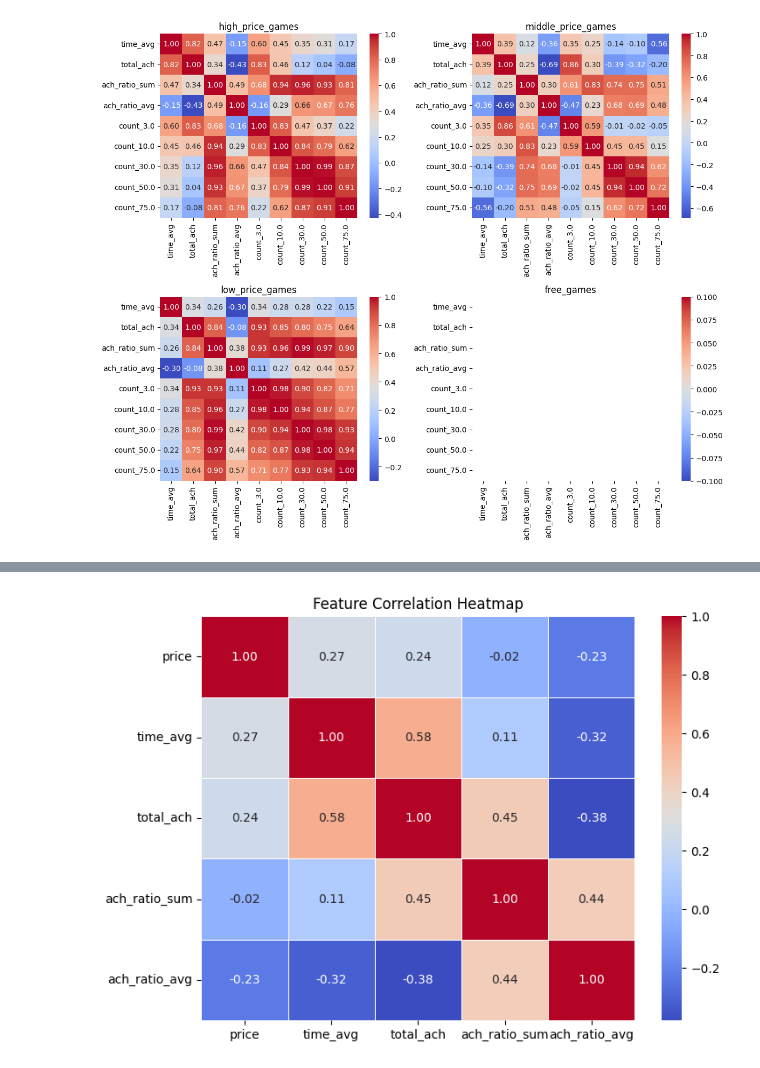
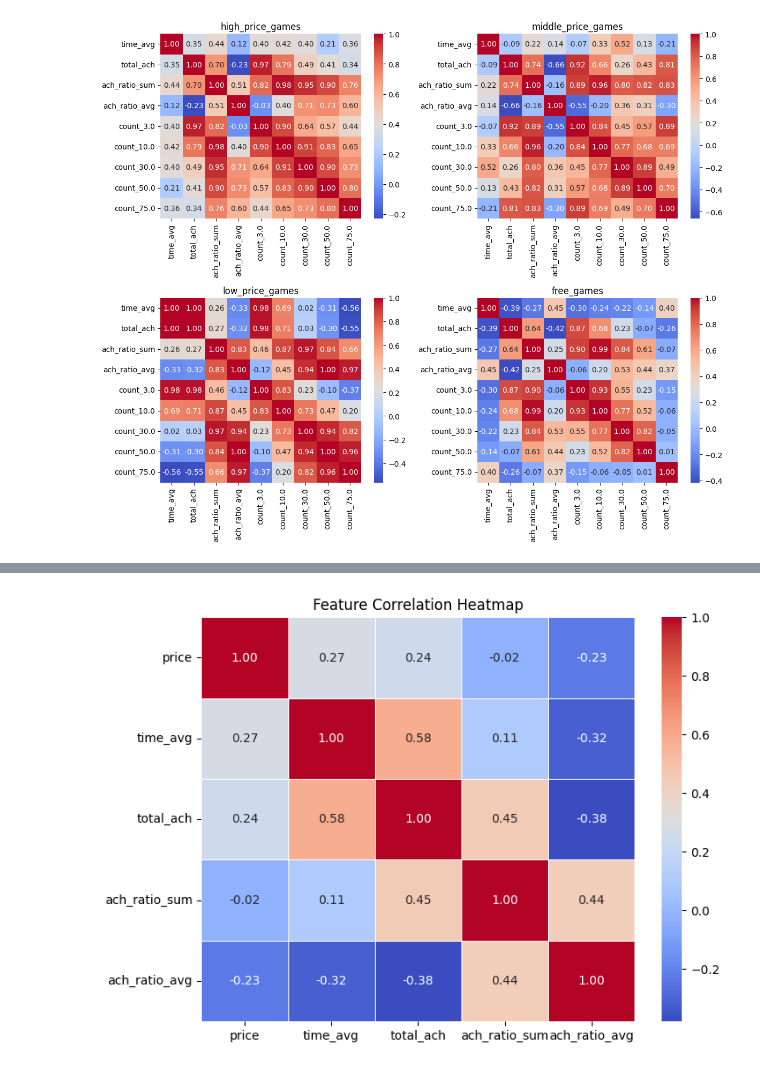
Before and after one commit to hdragon324/Steam_Analysis, a Jupyter notebook: data_analysis.ipynb, the cells around one changed output, grey strips where cells are left out. Cells and saved outputs as stored; diff of their text form; code cells hidden in the pictures.

```diff
--- a/data_analysis.ipynb
+++ b/data_analysis.ipynb
@@ -82,7 +82,7 @@ def ach_total_heatmap(path):
     plt.title("Feature Correlation Heatmap")
     plt.show()
 # %%
-price_list = ach_price_heatmap('data/steam_simul_single.json')
+price_list = ach_price_heatmap('data/steam_pvp_multi.json')
 # %% [output]
-[figure, old version]
+[figure, new version]
 # %%
```
Also changed, not shown: parts of 1 cell of this notebook.
